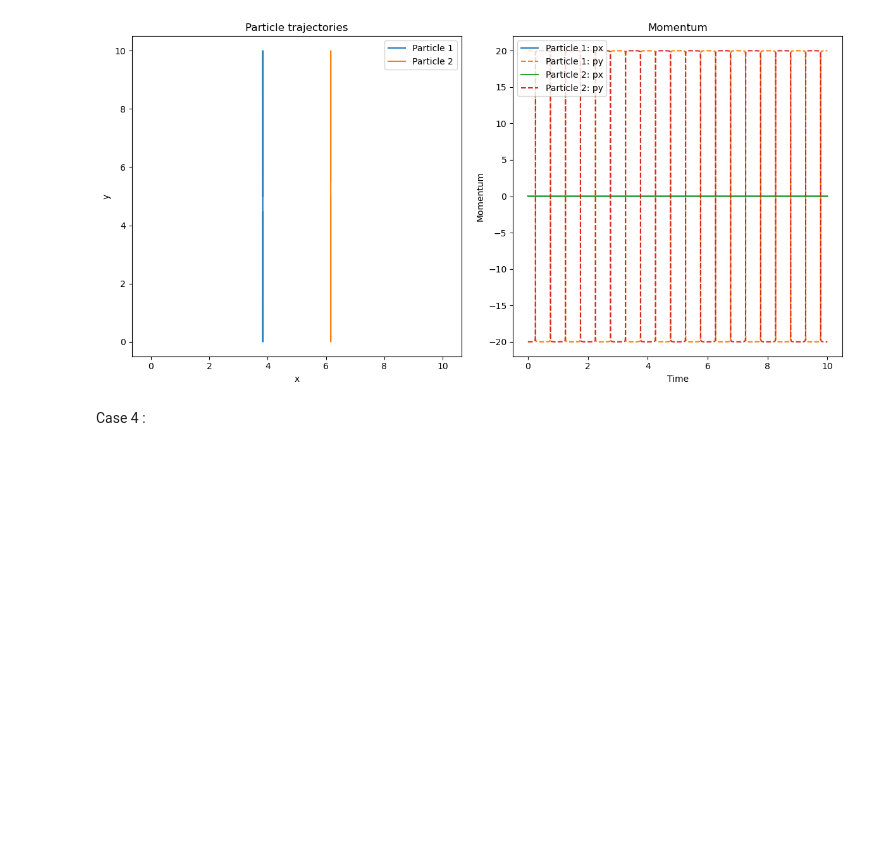
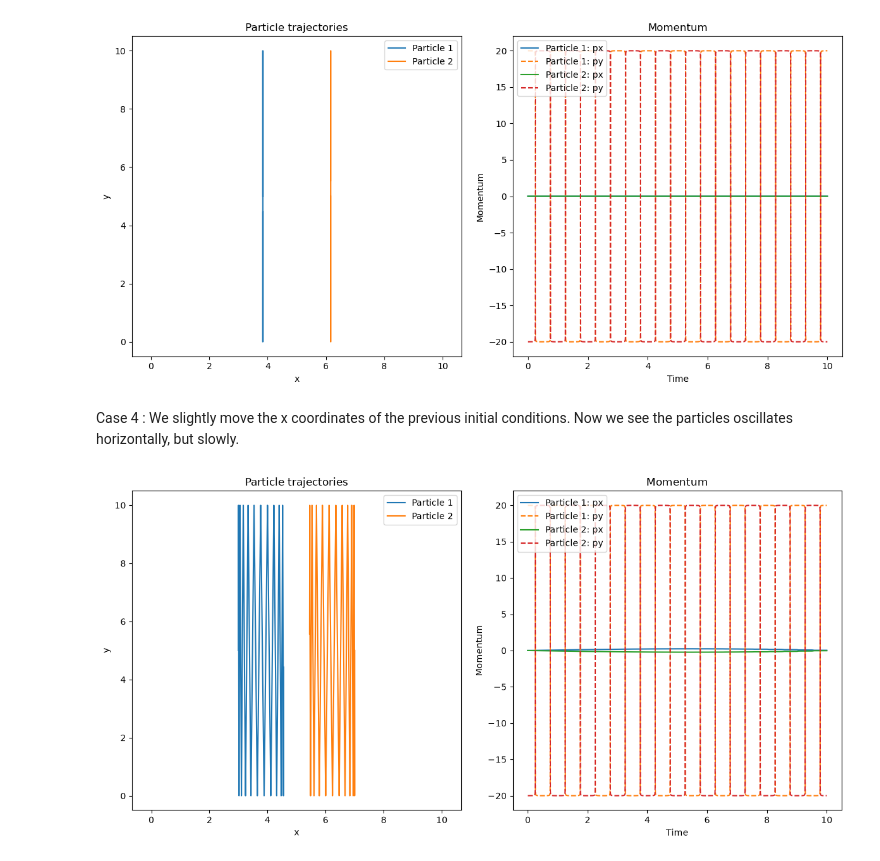
Before and after one commit to jiajunwu1729/2particle-numerics, a Jupyter notebook: report01.ipynb, the cells around one changed output. Drawn from its saved outputs; the diff is of its cells as text; code cells hidden in the pictures; blank space fills up the shorter version.

```diff
--- a/report01.ipynb
+++ b/report01.ipynb
@@ -276,4 +314,37 @@ plot_leapfrog(q, p, energy, h)
 # %% [output]
 [figure]
 # %% [markdown]
-Case 4 :
+Case 4 : We slightly move the x coordinates of the previous initial conditions. Now we see the particles oscillates horizontally, but slowly.
+# %%
+normal_mode = System(
+    q0=[
+        [3.0, 5.0],
+        [10 - 3.0, 5.0],
+    ],
+
+    p0 = [
+        [0.0, 20.0],
+        [0.0, -20.0],
+    ],
+    KE=kinetic,
+    V=inverse_power_potential,
+    V_parameters={
+        "k": 1.0,
+        "alpha": 1.0,
+        "beta": 1.0,
+        "C": 1.0,
+        "Lx": 10.0,
+        "Ly": 10.0,
+    },
+    masses=(1.0, 1.0),
+)
+
+h = 0.0001
+q, p, energy = normal_mode.leapfrog(
+    h=h,
+    nsteps=100000,
+)
+
+plot_leapfrog(q, p, energy, h)
+# %% [output]
+[figure, added]
```
Also changed, not shown: parts of 4 cells of this notebook.
